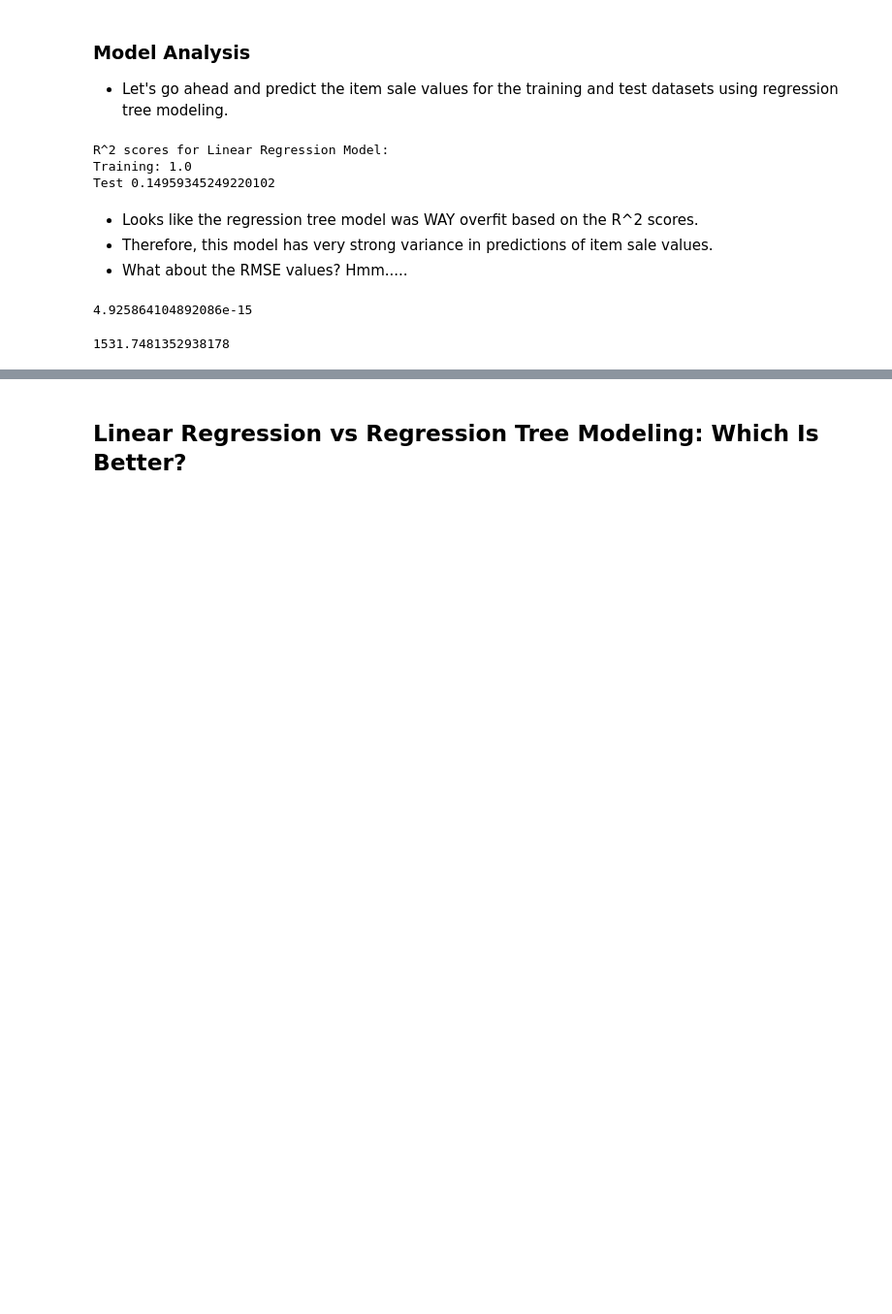
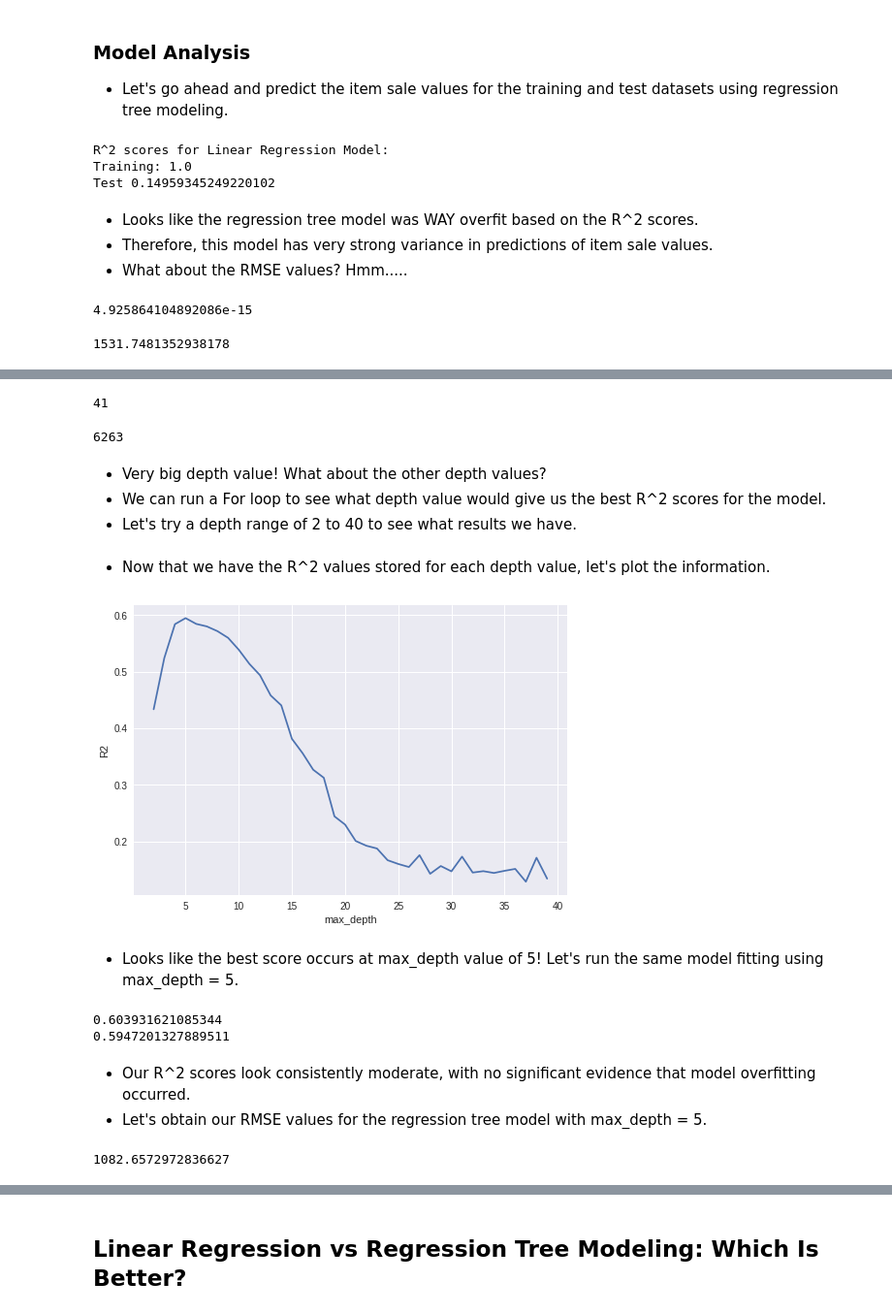
Before and after one commit to davidwan08/Food-Sales-Predictions, a Jupyter notebook: Food_Sales_Prediction_Project_Modeling_and_Analysis.ipynb, the cells around one changed output, grey strips where cells are left out. Shown: that part at 97% size. Drawn from its saved outputs; the diff is of its cells as text; code cells hidden in the pictures; blank space fills up the shorter version.

```diff
--- a/Food_Sales_Prediction_Project_Modeling_and_Analysis.ipynb
+++ b/Food_Sales_Prediction_Project_Modeling_and_Analysis.ipynb
@@ -1326,0 +1328,55 @@ dectree_rmse_test
+# %%
+# Obtain the depth of our default tree.
+dec_tree.get_depth()
+# %% [output]
+41
+# %%
+# Obtain the number of leaf nodes in the default tree.
+dec_tree.get_n_leaves()
+# %% [output]
+6263
+# %% [markdown]
+- Very big depth value! What about the other depth values?
+- We can run a For loop to see what depth value would give us the best R^2 scores for the model.
+- Let's try a depth range of 2 to 40 to see what results we have.
+# %%
+# List of values to try for max_depth:
+max_depth_range = list(range(2, 40)) # will try every value between 2 and 40
+# List to store the score for each value of max_depth:
+r2 = []
+# Runs the loop for depths in the max_depth_range.
+for depth in max_depth_range:
+    dec_tree_test = DecisionTreeRegressor(max_depth = depth,
+                             random_state = 42)
+    dec_tree_pipe_test = make_pipeline(preprocessor, dec_tree_test)
+    dec_tree_pipe_test.fit(X_train, y_train)
+    score = dec_tree_pipe_test.score(X_test, y_test)
+    r2.append(score)
+# %% [markdown]
+- Now that we have the R^2 values stored for each depth value, let's plot the information.
+# %%
+# Visualize which max_depth leads to the highest r2 score.
+import matplotlib.pyplot as plt
+plt.plot(max_depth_range, r2)
+plt.xlabel('max_depth')
+plt.ylabel('R2');
+# %% [output]
+[figure, added]
+# %% [markdown]
+- Looks like the best score occurs at max_depth value of 5! Let's run the same model fitting using max_depth = 5.
+# %%
+# Let's run the model with our optimized value for max_depth
+# Looks like the optimized depth value for the regressor is 5.
+dec_tree_5 = DecisionTreeRegressor(max_depth = 5, random_state = 42)
+dec_tree_pipe_5 = make_pipeline(preprocessor, dec_tree_5)
+dec_tree_pipe_5.fit(X_train, y_train)
+train_5_score = dec_tree_pipe_5.score(X_train, y_train)
+test_5_score = dec_tree_pipe_5.score(X_test, y_test)
+print(train_5_score)
+print(test_5_score)
+# %% [output]
+0.603931621085344
+0.5947201327889511
+# %% [markdown]
+- Our R^2 scores look consistently moderate, with no significant evidence that model overfitting occurred.
+- Let's obtain our RMSE values for the regression tree model with max_depth = 5.
@@ -1326,0 +1388,7 @@ dectree_rmse_test
+# %%
+# Obtain the root mean squared error of the training dataset.
+# Max_depth is set to 5 here.
+dectree_rmse_train_5 = np.sqrt(mean_squared_error(y_train, dectree_train_preds_5))
+dectree_rmse_train_5
+# %% [output]
+1082.6572972836627
```
Also changed, not shown: parts of 7 cells of this notebook.
